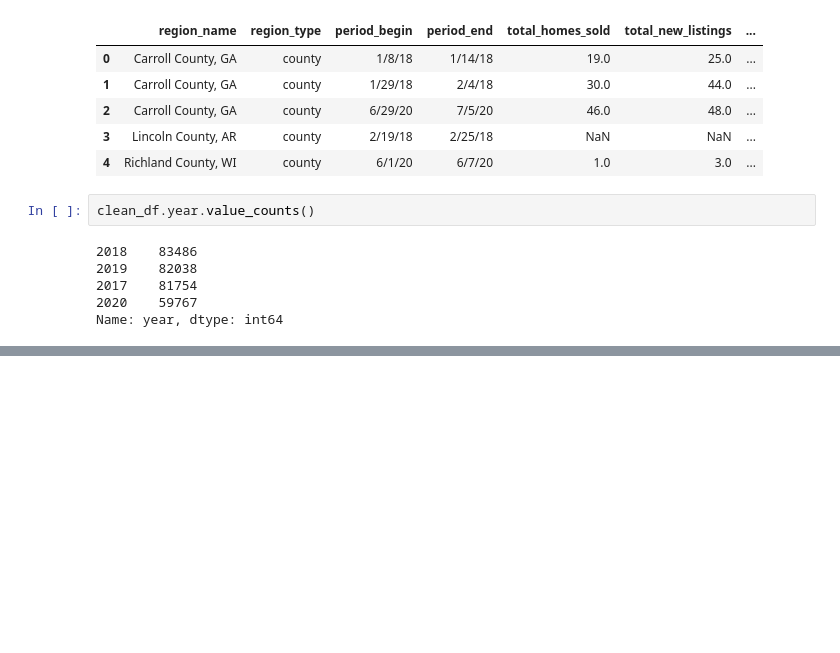
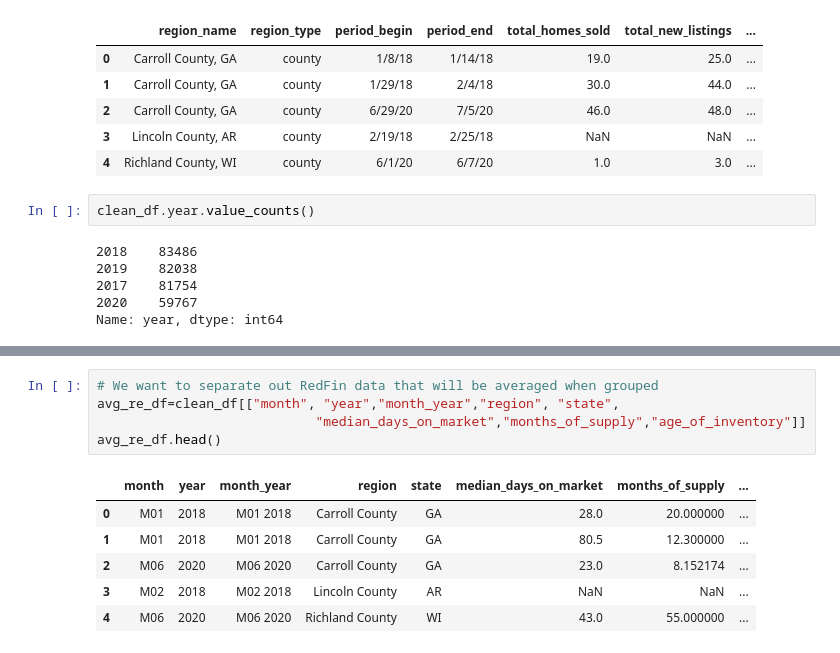
Before and after one commit to lmm9/ETL-Project, a Jupyter notebook: real_estate_analysis.ipynb, the cells around one changed output, grey strips where cells are left out. Drawn from its saved outputs; the diff is of its cells as text; blank space fills up the shorter version.

```diff
--- a/real_estate_analysis.ipynb
+++ b/real_estate_analysis.ipynb
@@ -146,0 +165,12 @@ Name: year, dtype: int64
+# %%
+# We want to separate out RedFin data that will be averaged when grouped
+avg_re_df=clean_df[["month", "year","month_year","region", "state",
+                            "median_days_on_market","months_of_supply","age_of_inventory"]]
+avg_re_df.head()
+# %% [output]
+|  | month | year | month_year | region | state | median_days_on_market | months_of_supply | ... |
+| 0 | M01 | 2018 | M01 2018 | Carroll County | GA | 28.0 | 20.000000 | ... |
+| 1 | M01 | 2018 | M01 2018 | Carroll County | GA | 80.5 | 12.300000 | ... |
+| 2 | M06 | 2020 | M06 2020 | Carroll County | GA | 23.0 | 8.152174 | ... |
+| 3 | M02 | 2018 | M02 2018 | Lincoln County | AR | NaN | NaN | ... |
+| 4 | M06 | 2020 | M06 2020 | Richland County | WI | 43.0 | 55.000000 | ... |
```
Also changed, not shown: parts of 7 cells of this notebook, 1 other file.
